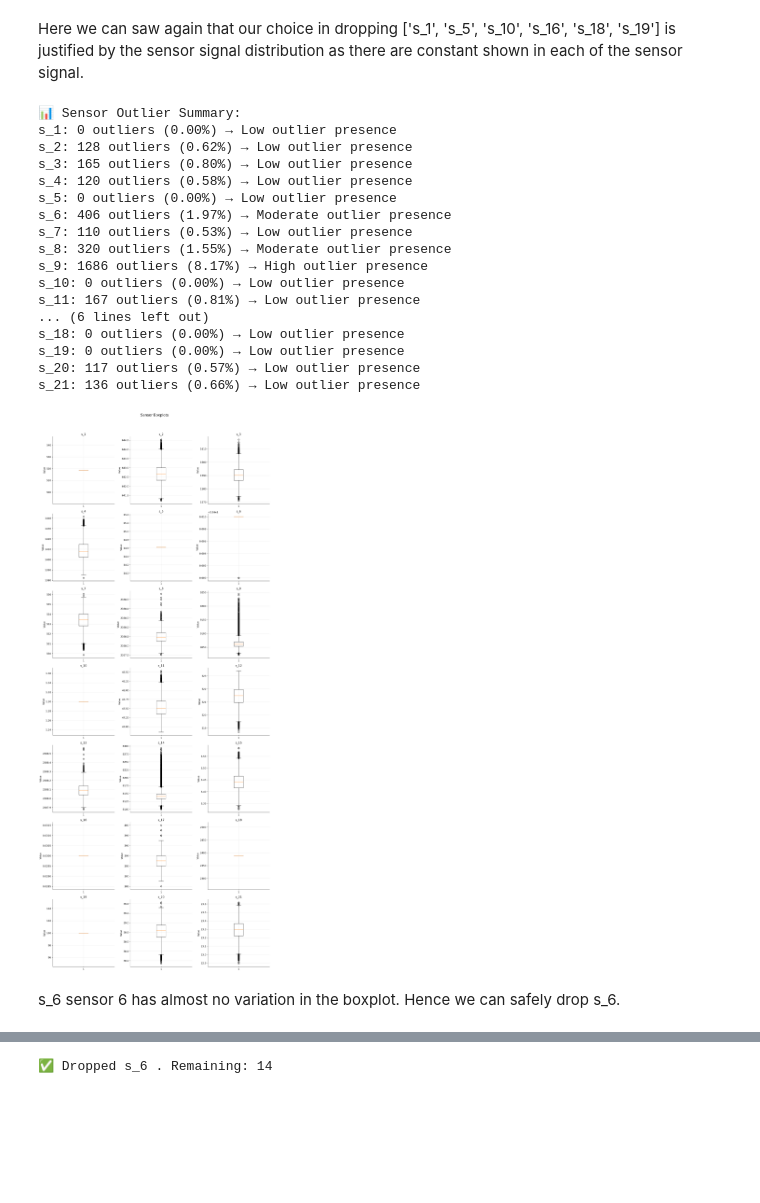
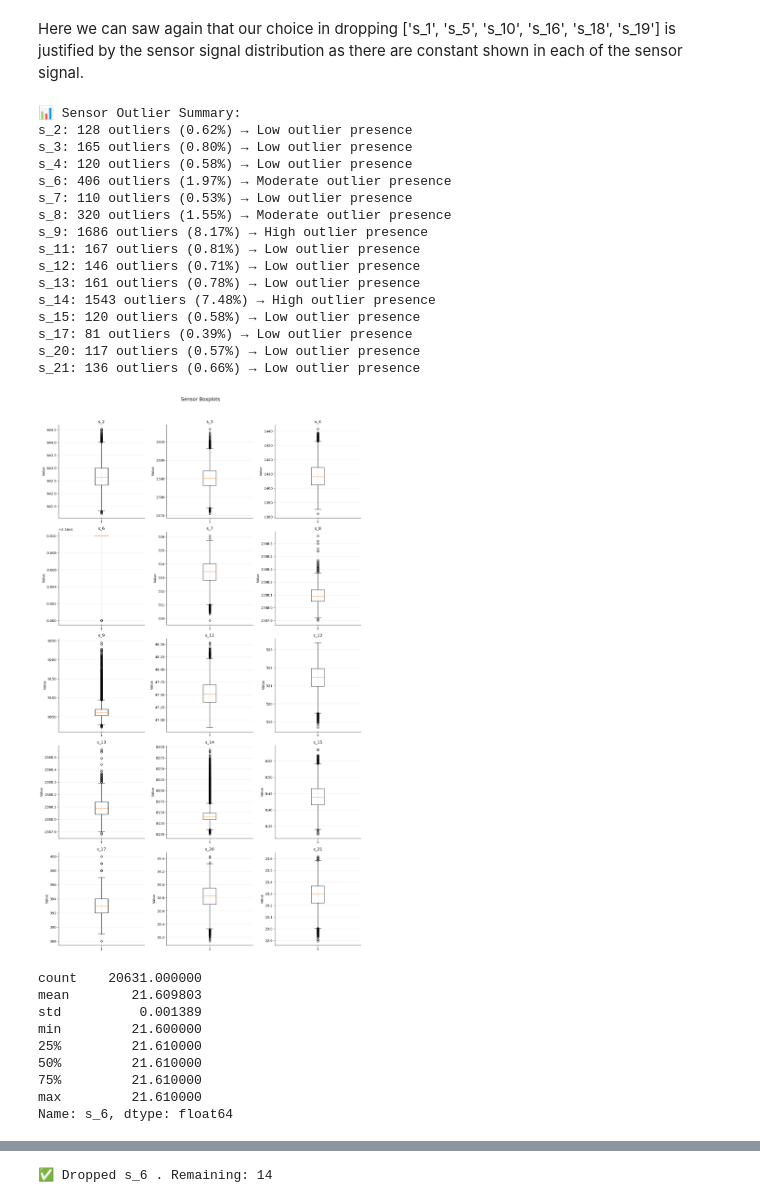
Before and after one commit to SKYTAN-050107/VHack_RUL_Predictions, a Jupyter notebook: src/02_data_cleaning.ipynb, the cells around one changed output, grey strips where cells are left out. Saved outputs shown, nothing was run; the diff lists cells and outputs as text; code cells hidden in the pictures; blank space fills up the shorter version.

```diff
--- a/src/02_data_cleaning.ipynb
+++ b/src/02_data_cleaning.ipynb
@@ -350,41 +394,49 @@ def boxplot_sensors_grid(df, sensor_names, n_cols=3):
         else:
             severity = "High"
 
         print(f"{sensor}: {n_outliers} outliers ({perc_outliers:.2f}%) → {severity} outlier presence")
 
     # Remove any extra subplots
     for j in range(i+1, len(axes)):
         fig.delaxes(axes[j])
 
     plt.suptitle('Sensor Boxplots', fontsize=16, y=1.02)
     plt.tight_layout()
     plt.show()
 
 
 # Generate sensor_names from remaining columns
 sensor_names = [c for c in train.columns if c.startswith('s_')]
 
 # Call the function
-boxplot_sensors_grid(train, sensor_names)
+boxplot_sensors_grid(df_train, sensor_names)
 # %% [output]
 📊 Sensor Outlier Summary:
-s_1: 0 outliers (0.00%) → Low outlier presence
 s_2: 128 outliers (0.62%) → Low outlier presence
 s_3: 165 outliers (0.80%) → Low outlier presence
 s_4: 120 outliers (0.58%) → Low outlier presence
-s_5: 0 outliers (0.00%) → Low outlier presence
 s_6: 406 outliers (1.97%) → Moderate outlier presence
 s_7: 110 outliers (0.53%) → Low outlier presence
 s_8: 320 outliers (1.55%) → Moderate outlier presence
 s_9: 1686 outliers (8.17%) → High outlier presence
-s_10: 0 outliers (0.00%) → Low outlier presence
 s_11: 167 outliers (0.81%) → Low outlier presence
-... (6 lines left out)
-s_18: 0 outliers (0.00%) → Low outlier presence
-s_19: 0 outliers (0.00%) → Low outlier presence
+s_12: 146 outliers (0.71%) → Low outlier presence
+s_13: 161 outliers (0.78%) → Low outlier presence
+s_14: 1543 outliers (7.48%) → High outlier presence
+s_15: 120 outliers (0.58%) → Low outlier presence
+s_17: 81 outliers (0.39%) → Low outlier presence
 s_20: 117 outliers (0.57%) → Low outlier presence
 s_21: 136 outliers (0.66%) → Low outlier presence
-[figure, old version]
+[figure, new version]
-# %% [markdown]
-s_6 sensor 6 has almost no variation in the boxplot.
-Hence we can safely drop s_6.
+# %%
+df_train['s_6'].describe()
+# %% [output]
+count    20631.000000
+mean        21.609803
+std          0.001389
+min         21.600000
+25%         21.610000
+50%         21.610000
+75%         21.610000
+max         21.610000
+Name: s_6, dtype: float64
```
Also changed, not shown: parts of 15 cells of this notebook, 7 other files.
